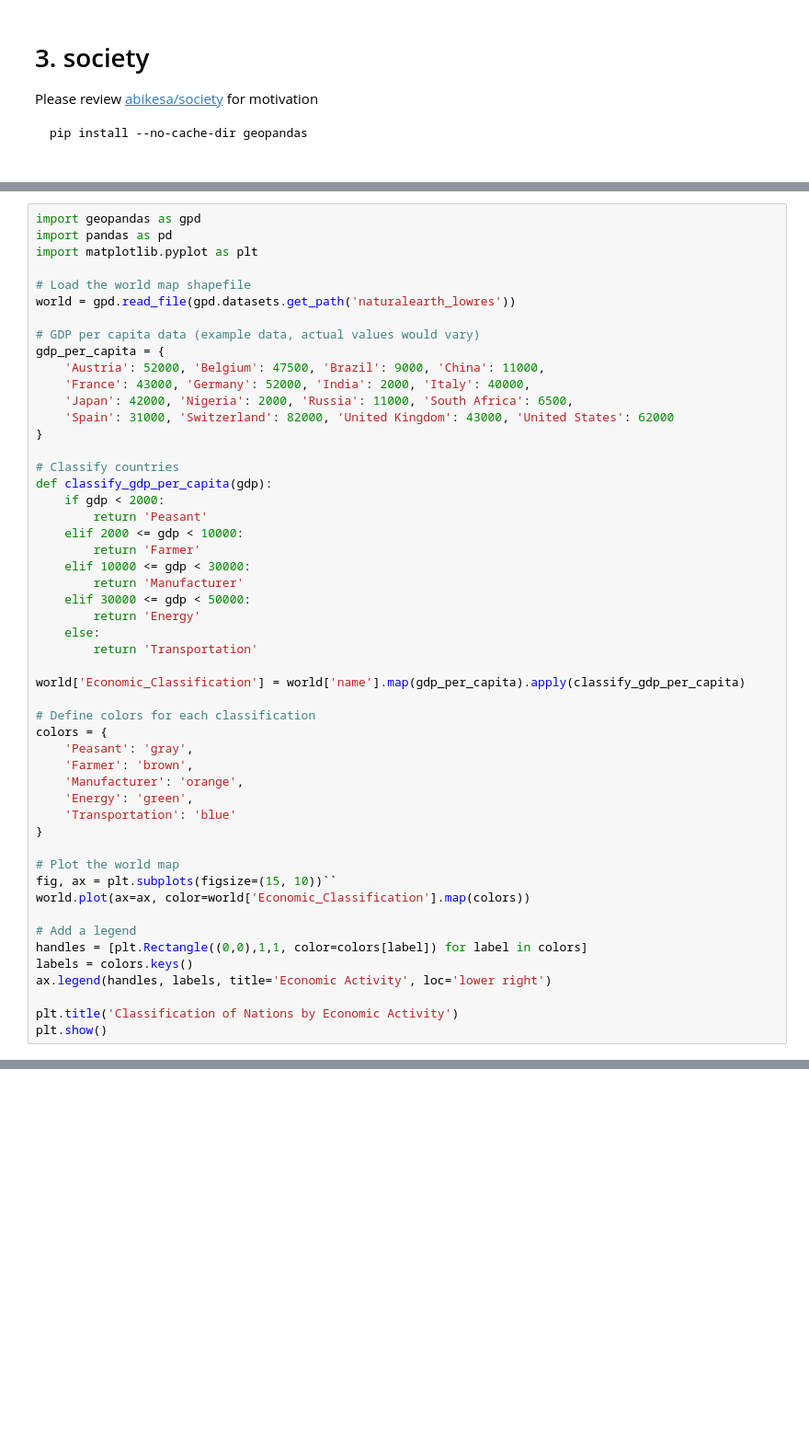
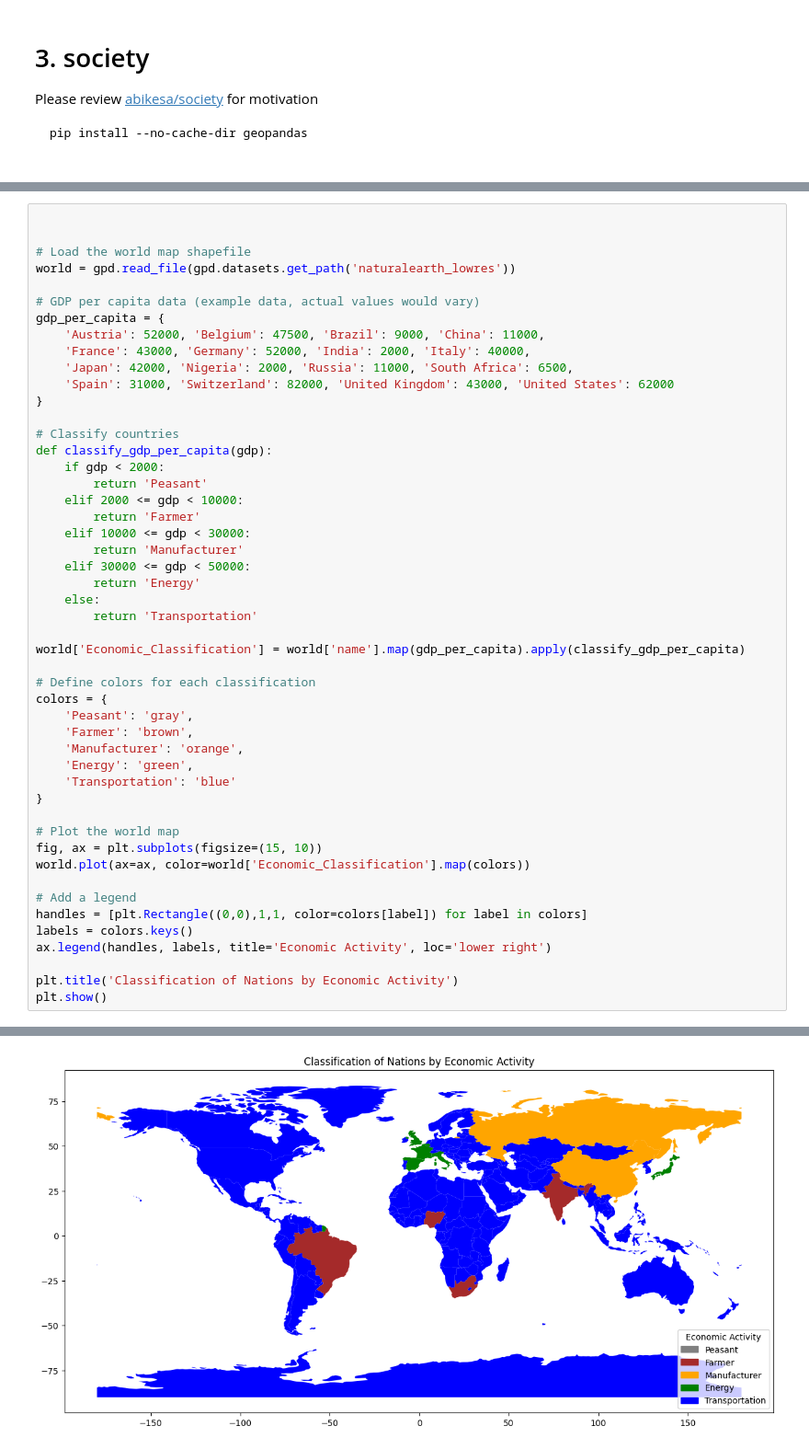
Before and after one commit to abikesa/flow, a Jupyter notebook: _build/jupyter_execute/abikesa_python.ipynb, the cells around one changed output, grey strips where cells are left out. Shown at 92% size. Cells and saved outputs as stored; diff of their text form; blank space fills up the shorter version.

```diff
--- a/_build/jupyter_execute/abikesa_python.ipynb
+++ b/_build/jupyter_execute/abikesa_python.ipynb
@@ -381,7 +395,5 @@ pip install --no-cache-dir geopandas
 # %%
-import geopandas as gpd
-import pandas as pd
-import matplotlib.pyplot as plt
+
 
 # Load the world map shapefile
 world = gpd.read_file(gpd.datasets.get_path('naturalearth_lowres'))
@@ -419,7 +431,7 @@ colors = {
 }
 
 # Plot the world map
-fig, ax = plt.subplots(figsize=(15, 10))``
+fig, ax = plt.subplots(figsize=(15, 10))
 world.plot(ax=ax, color=world['Economic_Classification'].map(colors))
 
 # Add a legend
@@ -433,0 +445 @@ SyntaxError: invalid syntax (1854961049.py, line 41)
+[figure, added]
```
Also changed, not shown: parts of 3 cells of this notebook, 22 other files.
